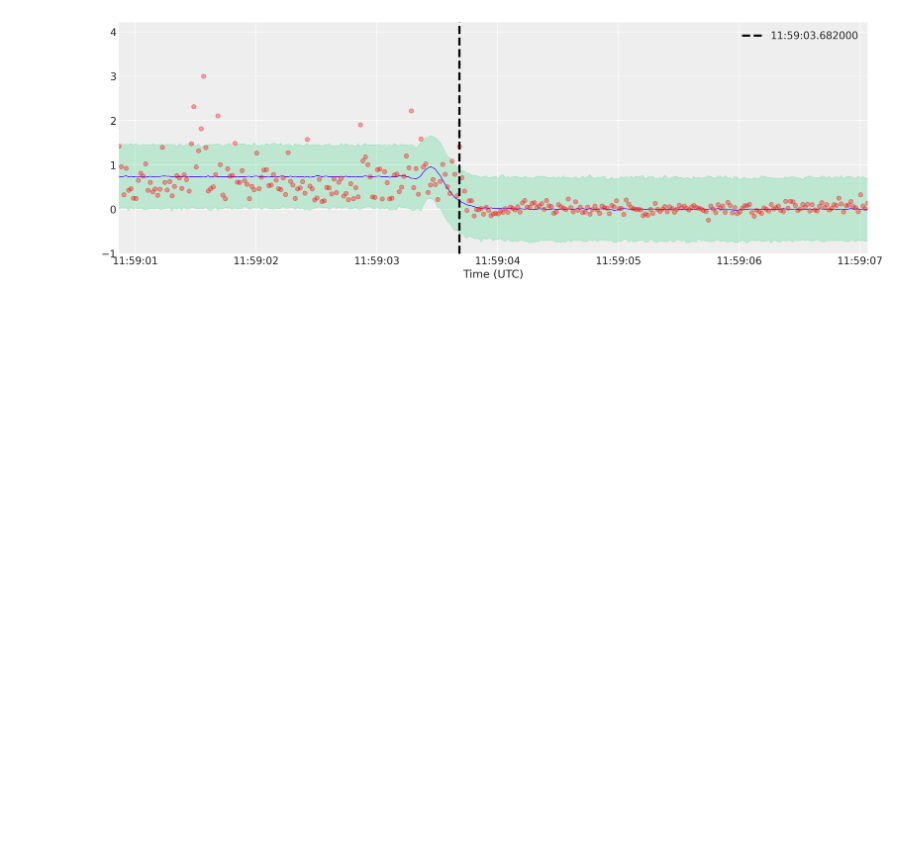
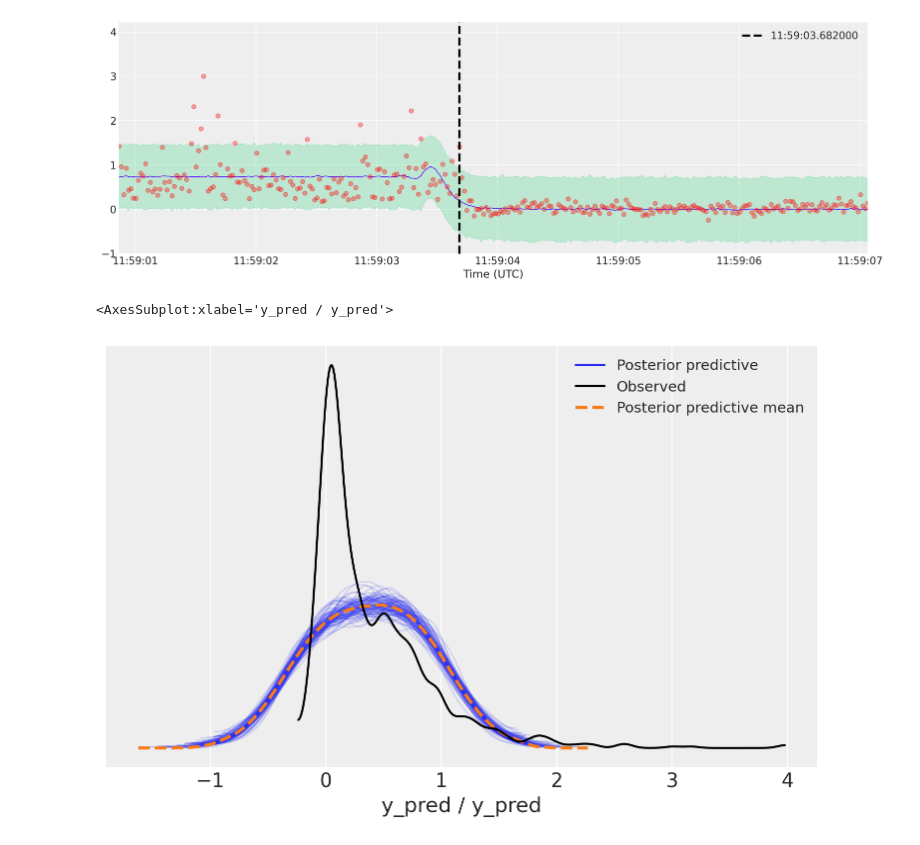
Before and after one commit to agustrionopj/Project-BEACON, a Jupyter notebook: [BEACON-PyMC4] HD 93273.ipynb, the cells around one changed output. Cells and saved outputs as stored; diff of their text form; code cells hidden in the pictures; blank space fills up the shorter version.

```diff
--- a/[BEACON-PyMC4] HD 93273.ipynb
+++ b/[BEACON-PyMC4] HD 93273.ipynb
@@ -407,3 +407,8 @@ ax.xaxis.set_major_formatter(date_form)
 # data['Time'].dt.hour()
 # %% [output]
 [figure]
+# %%
+az.plot_ppc(idata, num_pp_samples=100)
+# %% [output]
+<AxesSubplot:xlabel='y_pred / y_pred'>
+[figure, added]
```
Also changed, not shown: 1 other file.
